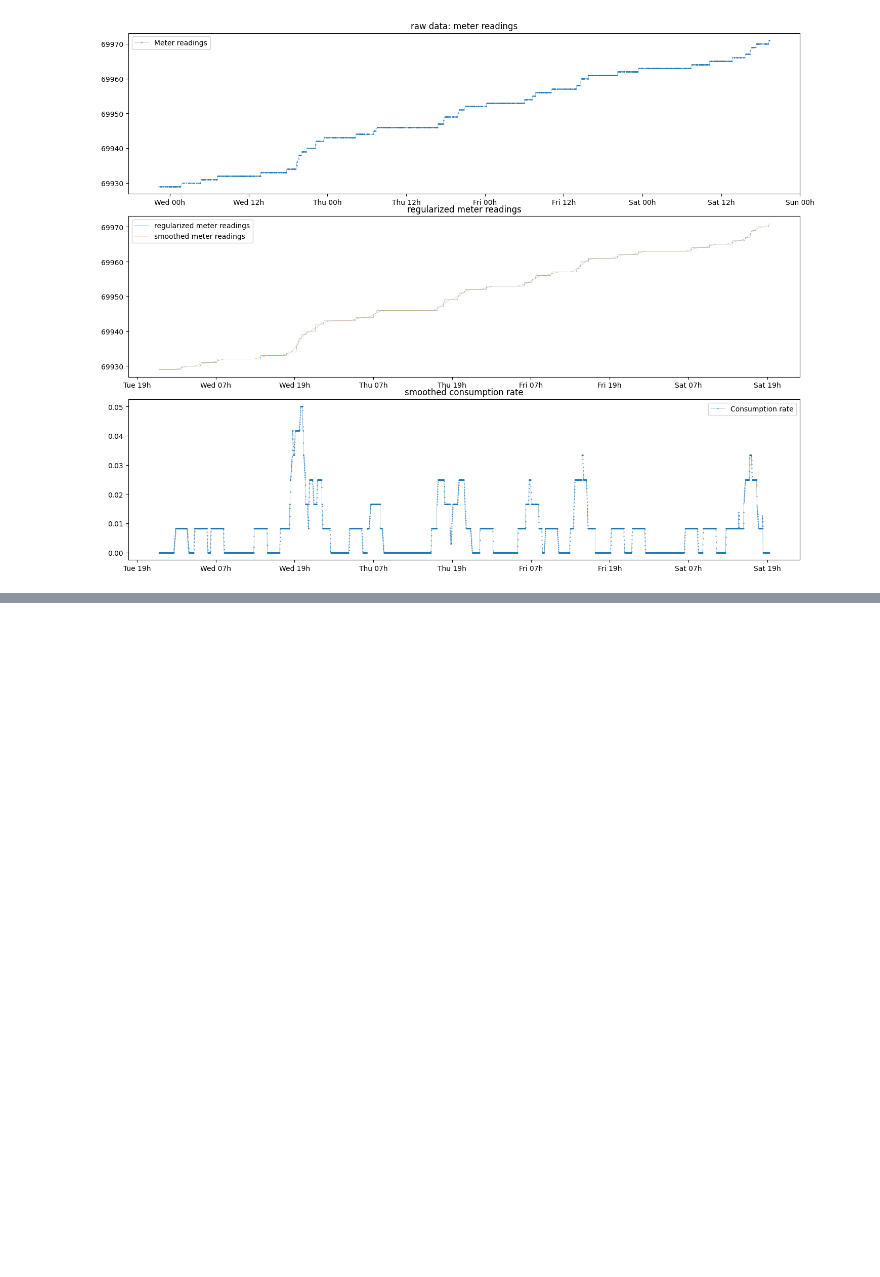
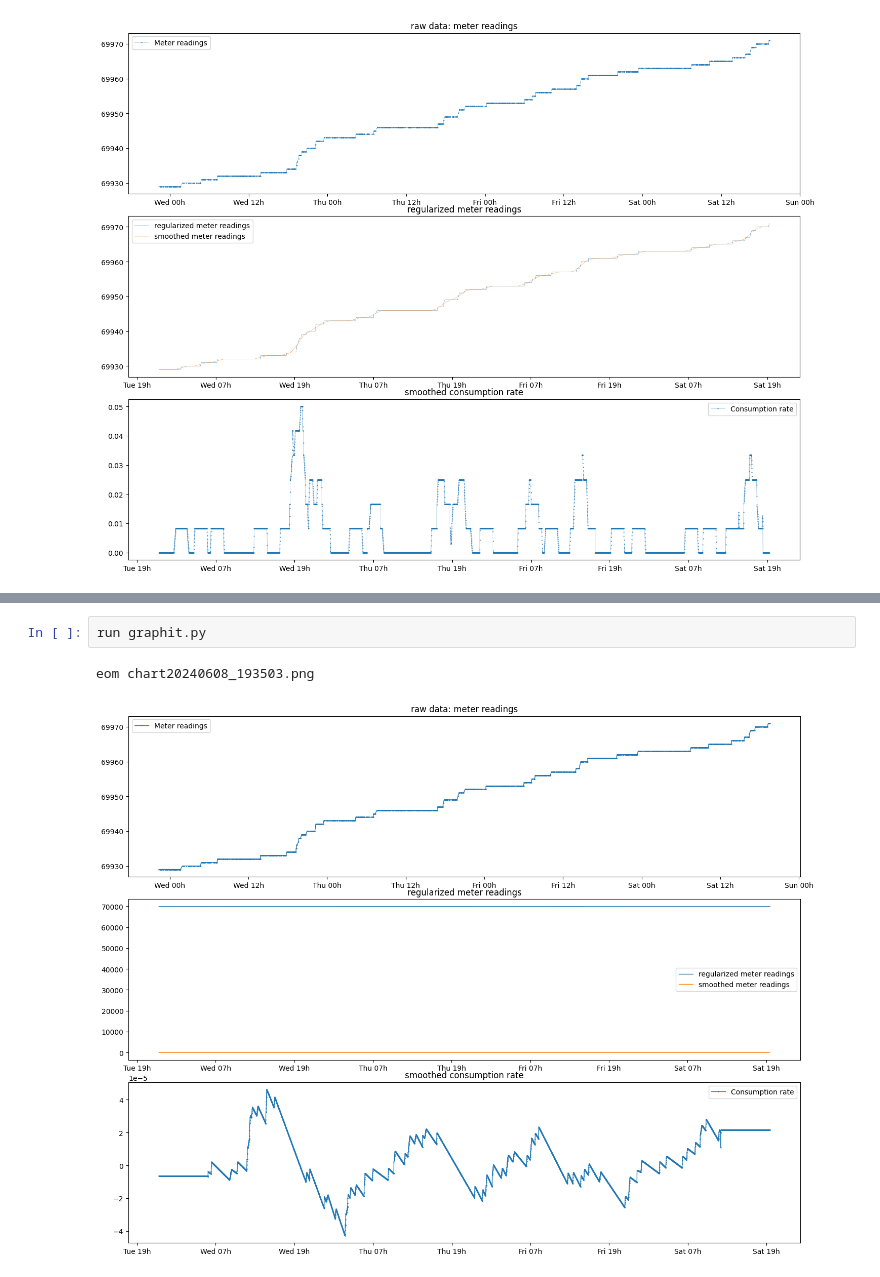
Before and after one commit to tomviolin/rtl433, a Jupyter notebook: Untitled1.ipynb, the cells around one changed output, grey strips where cells are left out. Cells and saved outputs as stored; diff of their text form; blank space fills up the shorter version.

```diff
--- a/Untitled1.ipynb
+++ b/Untitled1.ipynb
@@ -97,0 +137,5 @@ eom chart20240608_192444.png
+# %%
+run graphit.py
+# %% [output]
+eom chart20240608_193503.png
+[figure, added]
```
Also changed, not shown: parts of 10 cells of this notebook, 6 other files.
